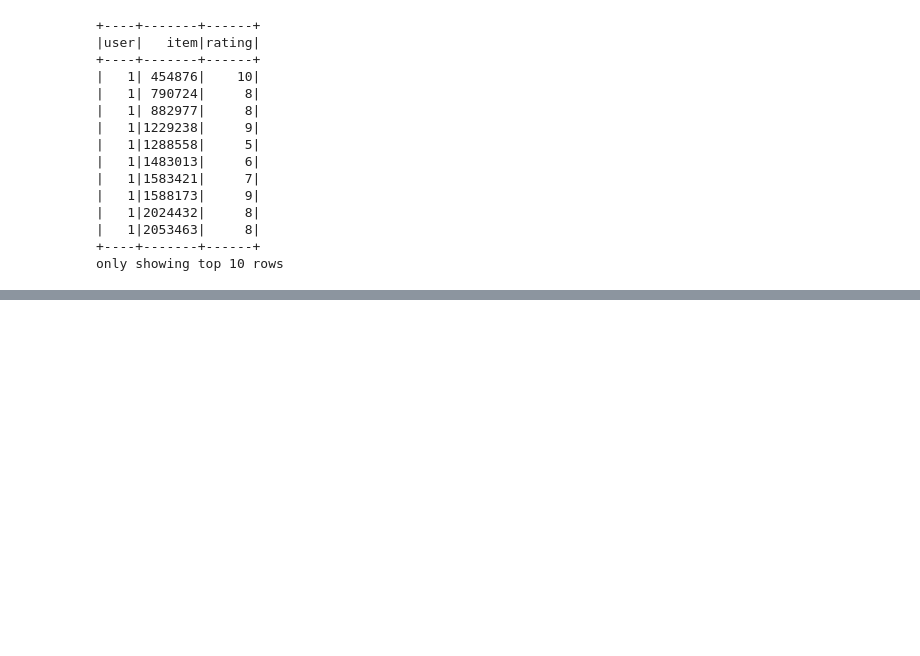
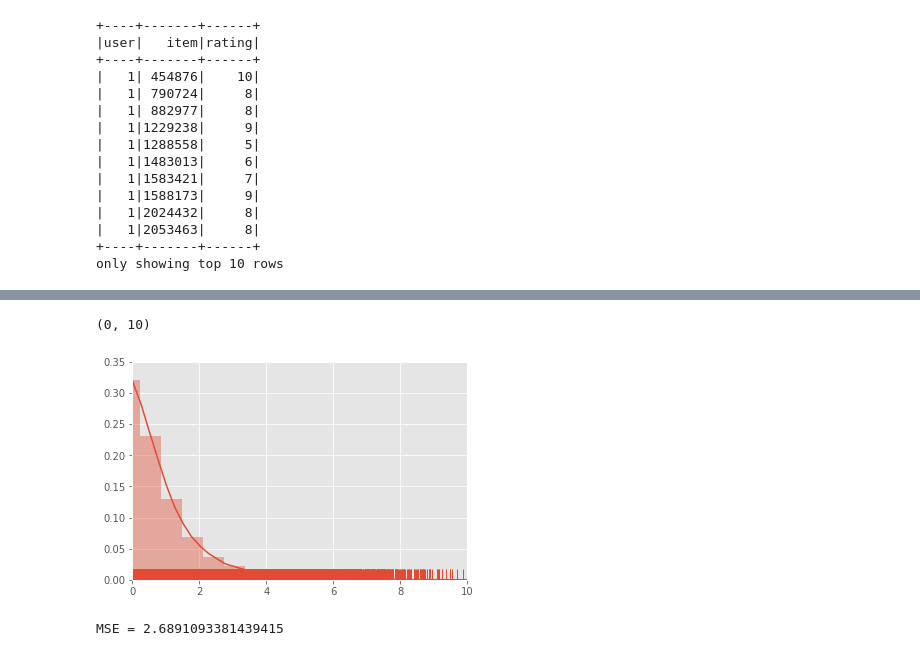
Before and after one commit to lazysimon/NYCDSA_CapstoneProject, a Jupyter notebook: als_revised.ipynb, the cells around one changed output, grey strips where cells are left out. Cells and saved outputs as stored; diff of their text form; code cells hidden in the pictures; blank space fills up the shorter version.

```diff
--- a/als_revised.ipynb
+++ b/als_revised.ipynb
@@ -162,0 +207,12 @@ prediction.alias('p').join(movieRDD.alias('m'), col('p.item') == col('m.item'))
+# %%
+errors = prediction.withColumn('error', col('prediction')-col('rating')).select('error').collect()
+ax = sns.distplot(errors, rug=True, hist=True)
+ax.set_xlim(0, 10)
+# %% [output]
+(0, 10)
+[figure, added]
+# %%
+mse = evaluator.evaluate(prediction)
+print("MSE = {}".format(mse))
+# %% [output]
+MSE = 2.6891093381439415
```
Also changed, not shown: parts of 16 cells of this notebook.
